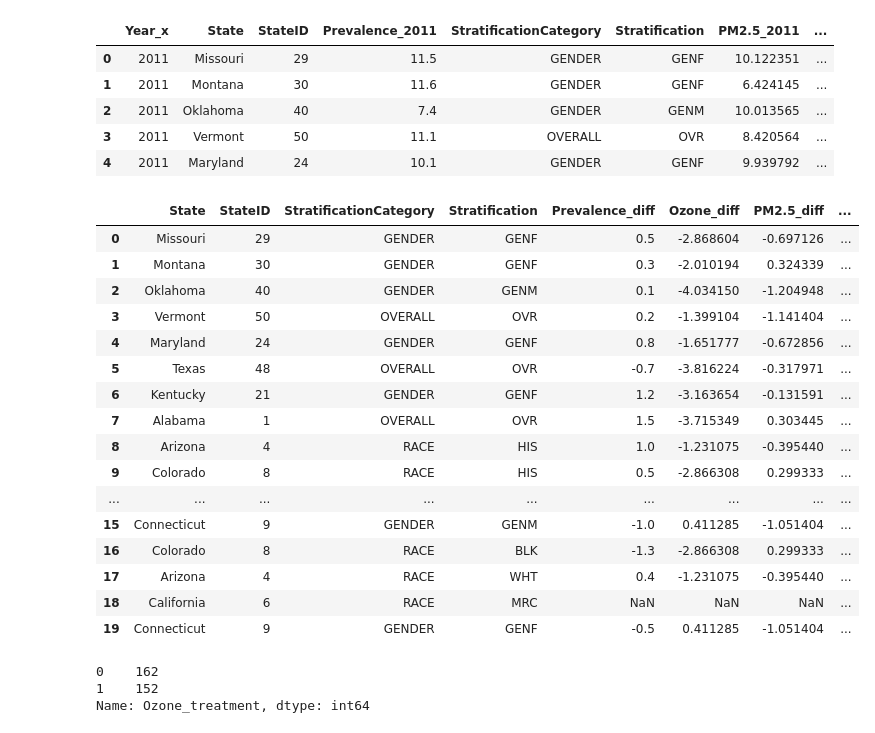
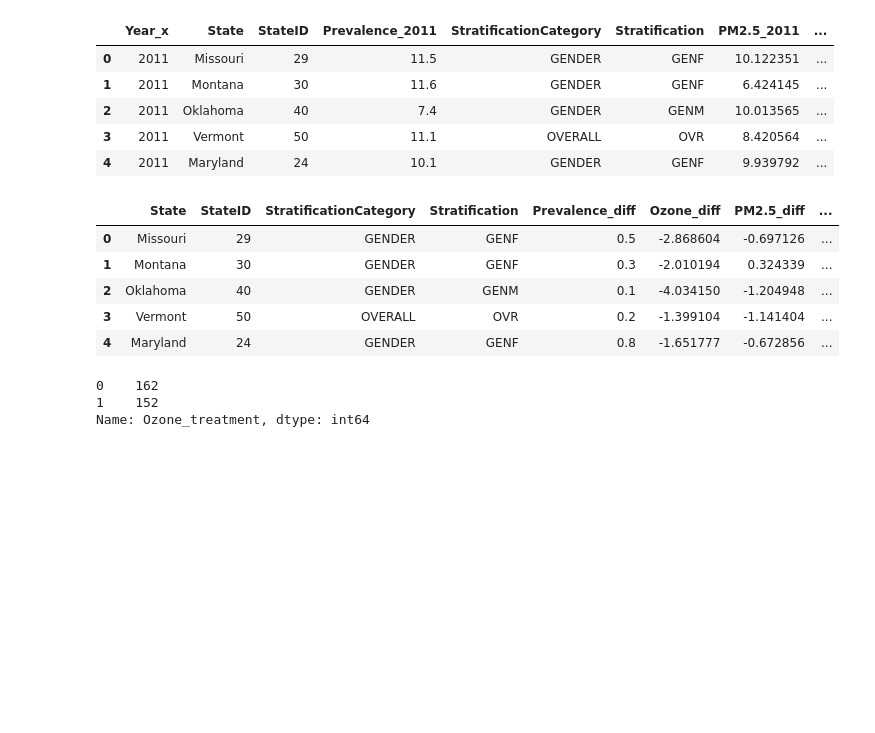
Before and after one commit to lucy-tian/project102, a Jupyter notebook: Data C102 project_ck2.ipynb, the cells around one changed output. Saved outputs shown, nothing was run; the diff lists cells and outputs as text; code cells hidden in the pictures; blank space fills up the shorter version.

```diff
--- a/Data C102 project_ck2.ipynb
+++ b/Data C102 project_ck2.ipynb
@@ -281,25 +281,14 @@ selected_col = ['State', 'StateID', 'StratificationCategory', 'Stratification',
 p_final = p[selected_col]
 # %%
 p_final['Ozone_treatment'] = p_final['Ozone_diff'].apply(lambda x: 1 if x > -2 else 0)
-p_final.head(20)
+p_final.head(5)
 # %% [output]
 |  | State | StateID | StratificationCategory | Stratification | Prevalence_diff | Ozone_diff | PM2.5_diff | ... |
 | 0 | Missouri | 29 | GENDER | GENF | 0.5 | -2.868604 | -0.697126 | ... |
 | 1 | Montana | 30 | GENDER | GENF | 0.3 | -2.010194 | 0.324339 | ... |
 | 2 | Oklahoma | 40 | GENDER | GENM | 0.1 | -4.034150 | -1.204948 | ... |
 | 3 | Vermont | 50 | OVERALL | OVR | 0.2 | -1.399104 | -1.141404 | ... |
 | 4 | Maryland | 24 | GENDER | GENF | 0.8 | -1.651777 | -0.672856 | ... |
-| 5 | Texas | 48 | OVERALL | OVR | -0.7 | -3.816224 | -0.317971 | ... |
-| 6 | Kentucky | 21 | GENDER | GENF | 1.2 | -3.163654 | -0.131591 | ... |
-| 7 | Alabama | 1 | OVERALL | OVR | 1.5 | -3.715349 | 0.303445 | ... |
-| 8 | Arizona | 4 | RACE | HIS | 1.0 | -1.231075 | -0.395440 | ... |
-| 9 | Colorado | 8 | RACE | HIS | 0.5 | -2.866308 | 0.299333 | ... |
-| ... | ... | ... | ... | ... | ... | ... | ... | ... |
-| 15 | Connecticut | 9 | GENDER | GENM | -1.0 | 0.411285 | -1.051404 | ... |
-| 16 | Colorado | 8 | RACE | BLK | -1.3 | -2.866308 | 0.299333 | ... |
-| 17 | Arizona | 4 | RACE | WHT | 0.4 | -1.231075 | -0.395440 | ... |
-| 18 | California | 6 | RACE | MRC | NaN | NaN | NaN | ... |
-| 19 | Connecticut | 9 | GENDER | GENF | -0.5 | 0.411285 | -1.051404 | ... |
 # %%
 p_final['Ozone_treatment'].value_counts()
 # %% [output]
```
Also changed, not shown: parts of 6 cells of this notebook.
